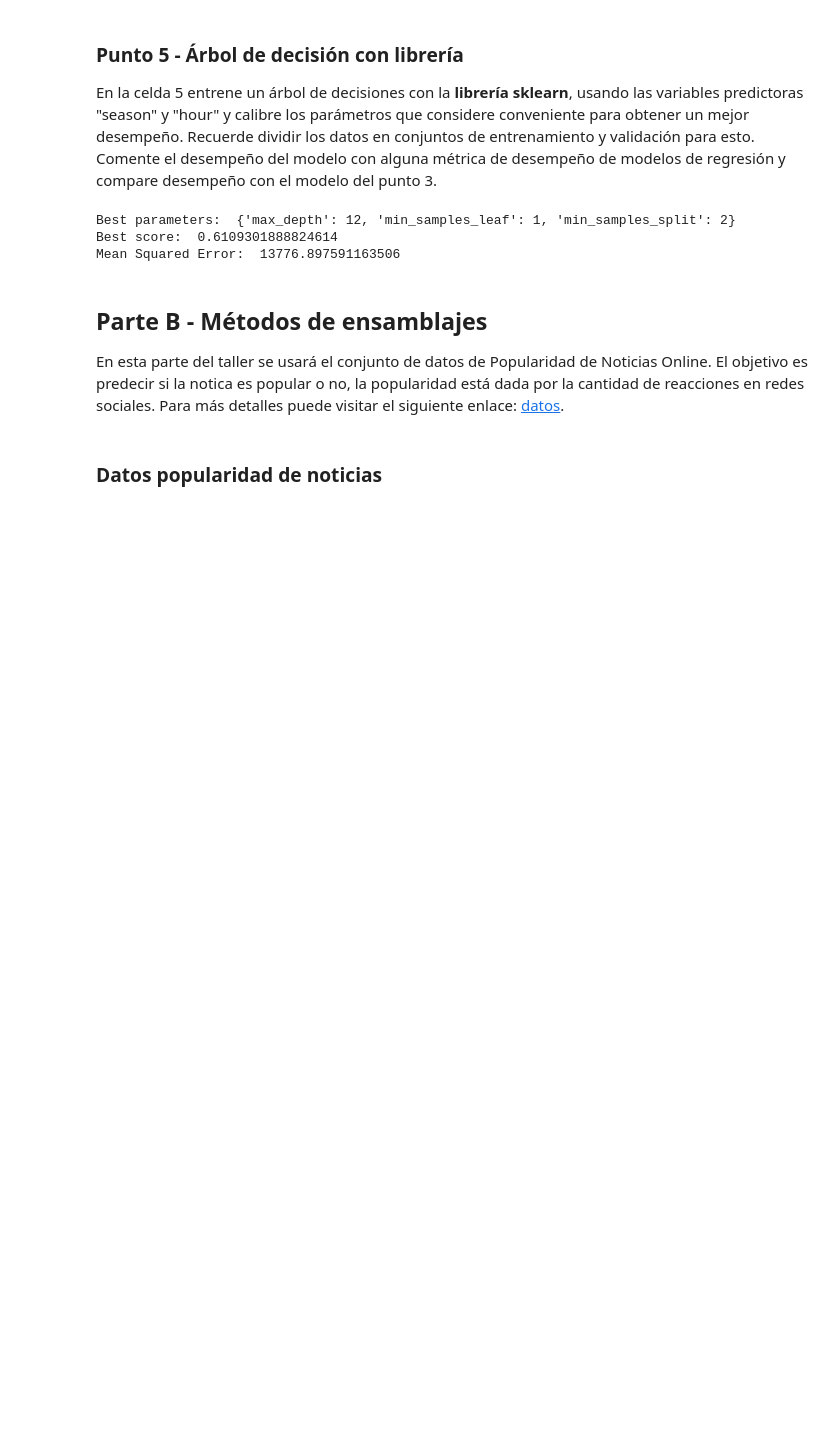
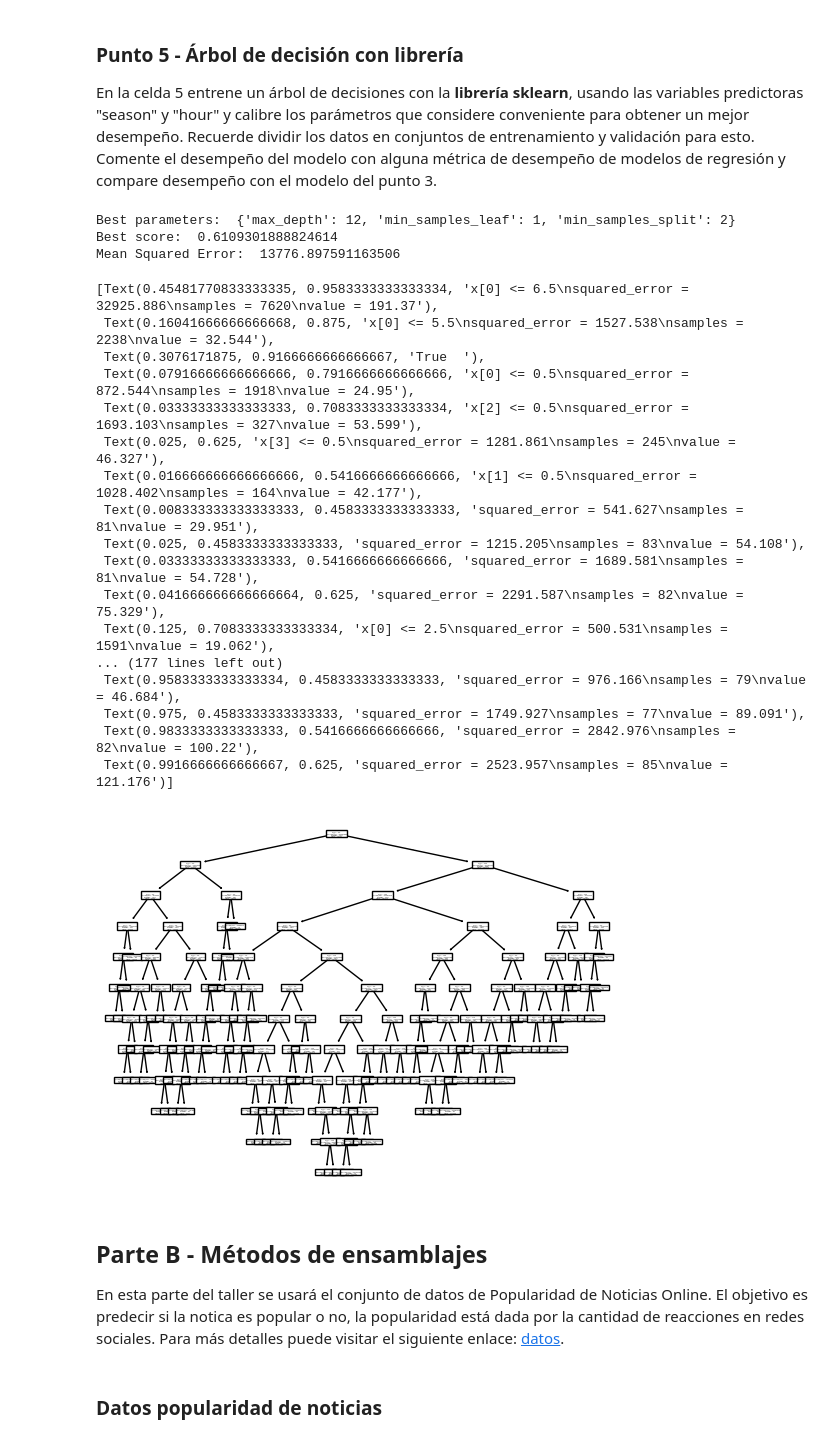
Before and after one commit to fruedar/MIAD_NLP_2024, a Jupyter notebook: Semana 1/S1TC1_arboles_ensamblajes.ipynb, the cells around one changed output. Saved outputs shown, nothing was run; the diff lists cells and outputs as text; code cells hidden in the pictures; blank space fills up the shorter version.

```diff
--- a/Semana 1/S1TC1_arboles_ensamblajes.ipynb
+++ b/Semana 1/S1TC1_arboles_ensamblajes.ipynb
@@ -108,10 +108,7 @@ En la celda 3 ajuste un modelo de regresión lineal a todo el conjunto de datos,
 
 X=bikes[["season","hour"]]
 y=bikes["total"]
-X_dummies=pd.get_dummies(bikes['season'], prefix='season', drop_first=True)
-
-X = pd.concat([X, X_dummies], axis=1)
-X.drop('season', axis=1, inplace=True)
+X=pd.get_dummies(bikes[['season', 'hour']], columns=['season'], drop_first=True)
 
 reg=LinearRegression()
 reg.fit(X,y)
@@ -319,6 +319,28 @@ print("Mean Squared Error: ", mse_tree)
 Best parameters:  {'max_depth': 12, 'min_samples_leaf': 1, 'min_samples_split': 2}
 Best score:  0.6109301888824614
 Mean Squared Error:  13776.897591163506
+# %%
+from sklearn import tree
+tree.plot_tree(best_regressor)
+# %% [output]
+[Text(0.45481770833333335, 0.9583333333333334, 'x[0] <= 6.5\nsquared_error = 32925.886\nsamples = 7620\nvalue = 191.37'),
+ Text(0.16041666666666668, 0.875, 'x[0] <= 5.5\nsquared_error = 1527.538\nsamples = 2238\nvalue = 32.544'),
+ Text(0.3076171875, 0.9166666666666667, 'True  '),
+ Text(0.07916666666666666, 0.7916666666666666, 'x[0] <= 0.5\nsquared_error = 872.544\nsamples = 1918\nvalue = 24.95'),
+ Text(0.03333333333333333, 0.7083333333333334, 'x[2] <= 0.5\nsquared_error = 1693.103\nsamples = 327\nvalue = 53.599'),
+ Text(0.025, 0.625, 'x[3] <= 0.5\nsquared_error = 1281.861\nsamples = 245\nvalue = 46.327'),
+ Text(0.016666666666666666, 0.5416666666666666, 'x[1] <= 0.5\nsquared_error = 1028.402\nsamples = 164\nvalue = 42.177'),
+ Text(0.008333333333333333, 0.4583333333333333, 'squared_error = 541.627\nsamples = 81\nvalue = 29.951'),
+ Text(0.025, 0.4583333333333333, 'squared_error = 1215.205\nsamples = 83\nvalue = 54.108'),
+ Text(0.03333333333333333, 0.5416666666666666, 'squared_error = 1689.581\nsamples = 81\nvalue = 54.728'),
+ Text(0.041666666666666664, 0.625, 'squared_error = 2291.587\nsamples = 82\nvalue = 75.329'),
+ Text(0.125, 0.7083333333333334, 'x[0] <= 2.5\nsquared_error = 500.531\nsamples = 1591\nvalue = 19.062'),
+... (177 lines left out)
+ Text(0.9583333333333334, 0.4583333333333333, 'squared_error = 976.166\nsamples = 79\nvalue = 46.684'),
+ Text(0.975, 0.4583333333333333, 'squared_error = 1749.927\nsamples = 77\nvalue = 89.091'),
+ Text(0.9833333333333333, 0.5416666666666666, 'squared_error = 2842.976\nsamples = 82\nvalue = 100.22'),
+ Text(0.9916666666666667, 0.625, 'squared_error = 2523.957\nsamples = 85\nvalue = 121.176')]
+[figure, added]
 # %% [markdown]
 ## Parte B - Métodos de ensamblajes
 En esta parte del taller se usará el conjunto de datos de Popularidad de Noticias Online. El objetivo es predecir si la notica es popular o no, la popularidad está dada por la cantidad de reacciones en redes sociales. Para más detalles puede visitar el siguiente enlace: [datos](https://archive.ics.uci.edu/ml/datasets/online+news+popularity).
```
Also changed, not shown: parts of 15 cells of this notebook.
